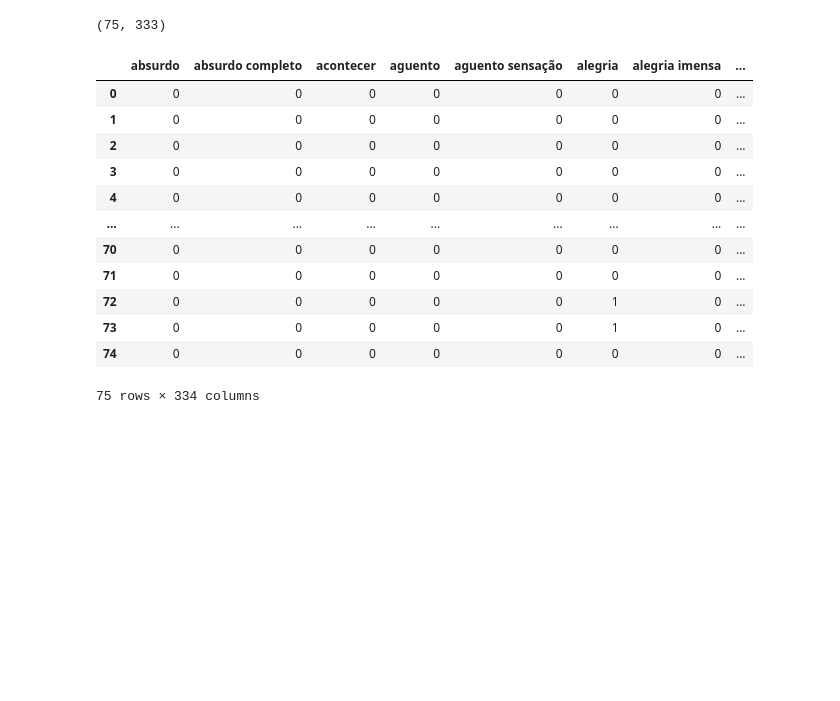
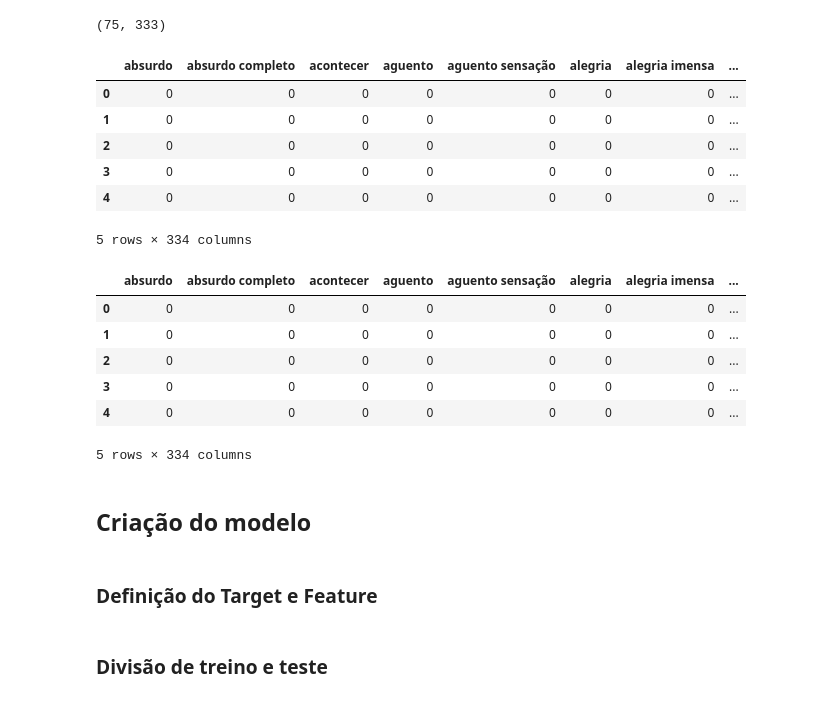
Before and after one commit to ben-hurs/Analise-de-sentimento, a Jupyter notebook: notebook_analise_de_sentimentos.ipynb, the cells around one changed output. Saved outputs shown, nothing was run; the diff lists cells and outputs as text; code cells hidden in the pictures; blank space fills up the shorter version.

Commit message:
modelo pronto

```diff
--- a/notebook_analise_de_sentimentos.ipynb
+++ b/notebook_analise_de_sentimentos.ipynb
@@ -171,22 +176,32 @@ countvec_data.shape
 (75, 333)
 # %%
 # Conversão da matriz esparsa para DataFrame
-df_dtm = pd.DataFrame(countvec_data.toarray(),
+df_bow = pd.DataFrame(countvec_data.toarray(),
                       columns=countvec.get_feature_names())
-df_dtm.index = df_stop.index
-df_dtm = df_dtm.join(df_stop[['Sentimento']], how='left')
-df_dtm
+df_bow.index = df_stop.index
+df_bow = df_bow.join(df_stop[['Sentimento']], how='left')
+df_bow.head()
 # %% [output]
 |  | absurdo | absurdo completo | acontecer | aguento | aguento sensação | alegria | alegria imensa | ... |
 | 0 | 0 | 0 | 0 | 0 | 0 | 0 | 0 | ... |
 | 1 | 0 | 0 | 0 | 0 | 0 | 0 | 0 | ... |
 | 2 | 0 | 0 | 0 | 0 | 0 | 0 | 0 | ... |
 | 3 | 0 | 0 | 0 | 0 | 0 | 0 | 0 | ... |
 | 4 | 0 | 0 | 0 | 0 | 0 | 0 | 0 | ... |
-| ... | ... | ... | ... | ... | ... | ... | ... | ... |
-| 70 | 0 | 0 | 0 | 0 | 0 | 0 | 0 | ... |
-| 71 | 0 | 0 | 0 | 0 | 0 | 0 | 0 | ... |
-| 72 | 0 | 0 | 0 | 0 | 0 | 1 | 0 | ... |
-| 73 | 0 | 0 | 0 | 0 | 0 | 1 | 0 | ... |
-| 74 | 0 | 0 | 0 | 0 | 0 | 0 | 0 | ... |
-75 rows × 334 columns
+5 rows × 334 columns
+# %%
+sentimento_map = {'Felicidade': 0, 'Tristeza':1, 'Raiva':2}
+df_bow['Sentimento'] = df_bow['Sentimento'].map(sentimento_map)
+df_bow.head()
+# %% [output]
+|  | absurdo | absurdo completo | acontecer | aguento | aguento sensação | alegria | alegria imensa | ... |
+| 0 | 0 | 0 | 0 | 0 | 0 | 0 | 0 | ... |
+| 1 | 0 | 0 | 0 | 0 | 0 | 0 | 0 | ... |
+| 2 | 0 | 0 | 0 | 0 | 0 | 0 | 0 | ... |
+| 3 | 0 | 0 | 0 | 0 | 0 | 0 | 0 | ... |
+| 4 | 0 | 0 | 0 | 0 | 0 | 0 | 0 | ... |
+5 rows × 334 columns
+# %% [markdown]
+## Criação do modelo
+# %% [markdown]
+###  Definição do Target e Feature
@@ -192,0 +214,2 @@ df_dtm
+# %% [markdown]
+### Divisão de treino e teste
```
Also changed, not shown: parts of 10 cells of this notebook.
